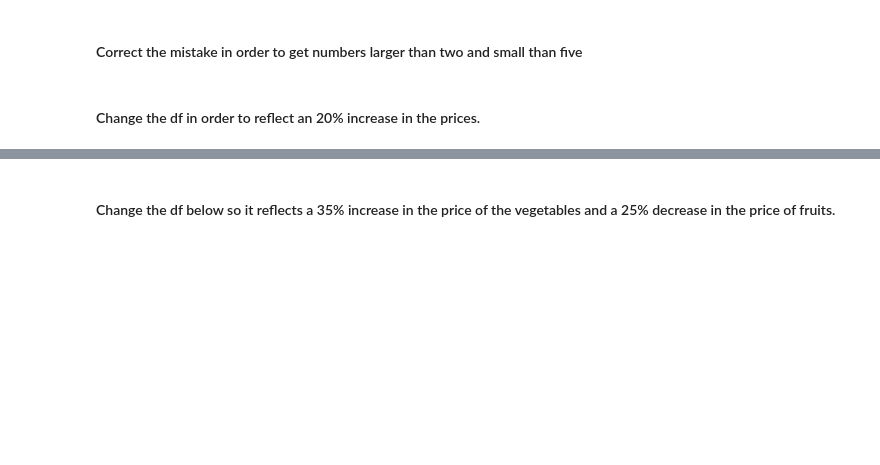
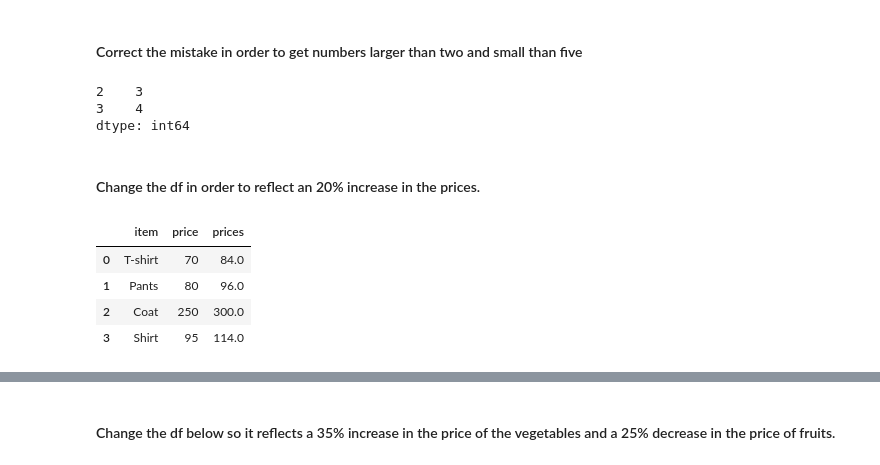
Before and after one commit to tsolakisgeo/CLCV25922, a Jupyter notebook: material/8/DHAW2022-Class8-Pandas-NBA.ipynb, the cells around one changed output, grey strips where cells are left out. Drawn from its saved outputs; the diff is of its cells as text; code cells hidden in the pictures; blank space fills up the shorter version.

```diff
--- a/material/8/DHAW2022-Class8-Pandas-NBA.ipynb
+++ b/material/8/DHAW2022-Class8-Pandas-NBA.ipynb
@@ -44,7 +125,11 @@ Bankers’ rounding. Odd numbers are rounded up, even numbers are rounded down.
 #### Correct the mistake in order to get numbers larger than two and small than five
 # %%
 nums = pd.Series([1, 2, 3, 4, 5, 6])
-print(nums[nums > 2 and nums < 5])
+print(nums[(nums > 2) & (nums < 5)])
+# %% [output]
+2    3
+3    4
+dtype: int64
 # %% [markdown]
 #### Change the df in order to reflect an 20% increase in the prices.
 # %%
@@ -53,3 +138,12 @@ df = pd.DataFrame([
 ['Pants', 80],
 ['Coat', 250],
 ['Shirt', 95]], columns=['item', 'price'])
+# %%
+df['prices'] = df['price']*1.2
+df
+# %% [output]
+|  | item | price | prices |
+| 0 | T-shirt | 70 | 84.0 |
+| 1 | Pants | 80 | 96.0 |
+| 2 | Coat | 250 | 300.0 |
+| 3 | Shirt | 95 | 114.0 |
```
Also changed, not shown: parts of 23 cells of this notebook.
